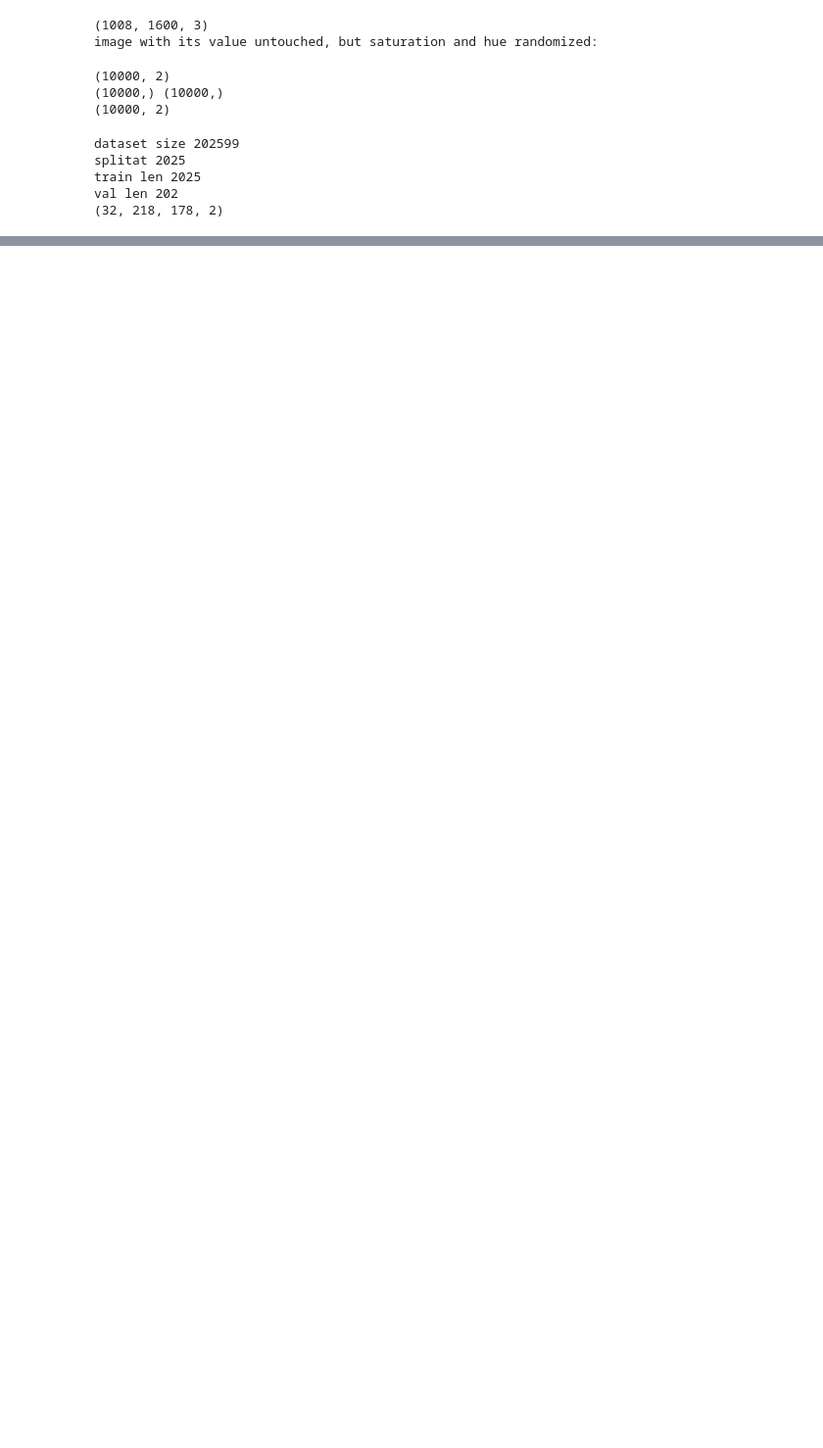
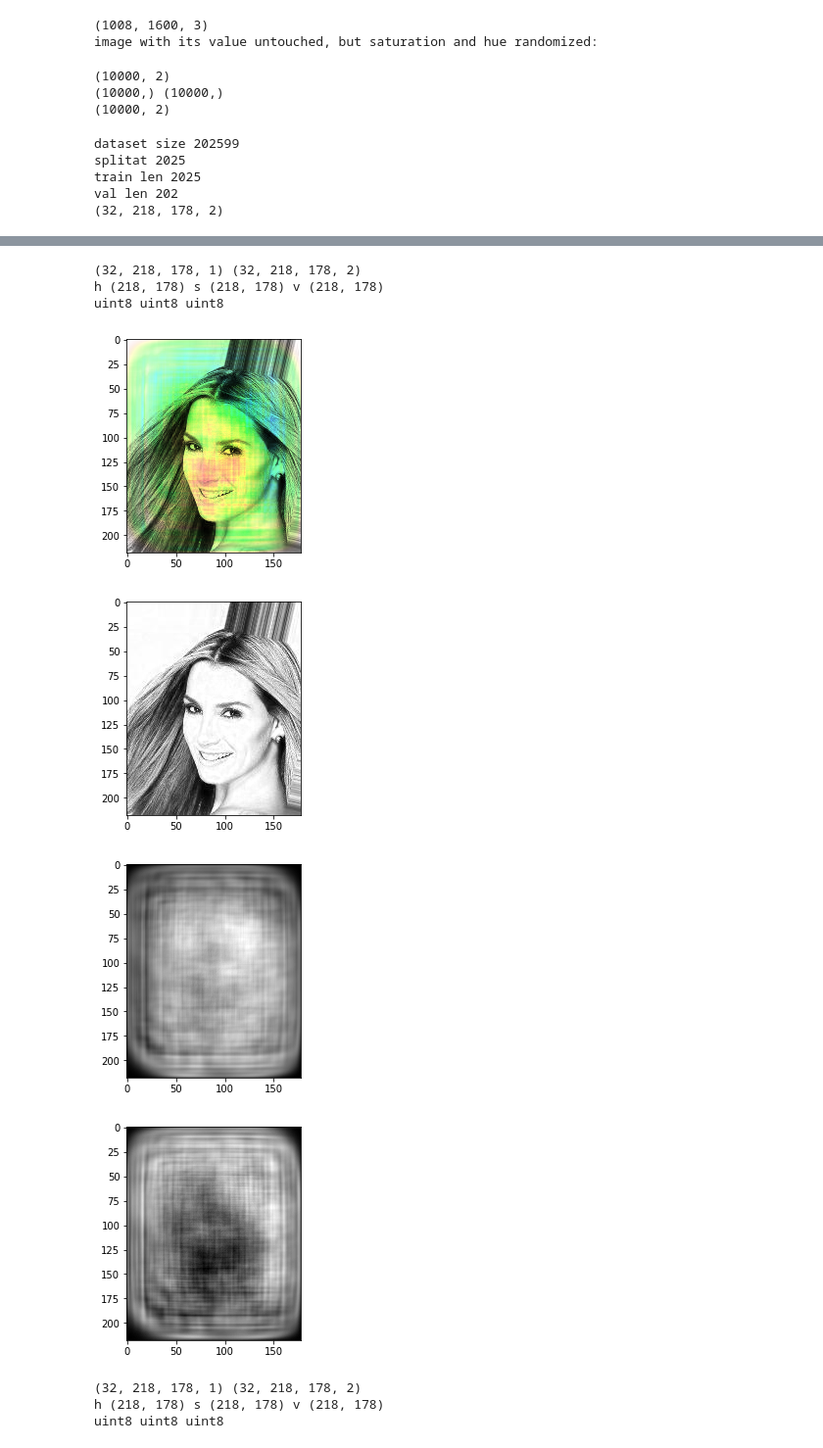
Before and after one commit to matf-ml/ml01-image-colorization, a Jupyter notebook: main.ipynb, the cells around one changed output, grey strips where cells are left out. Shown at 98% size. Drawn from its saved outputs; the diff is of its cells as text; code cells hidden in the pictures; blank space fills up the shorter version.

```diff
--- a/main.ipynb
+++ b/main.ipynb
@@ -264,7 +269,7 @@ Epoch 3/3
 # %%
 model.fit_generator(generator=training_generator,
                     validation_data=validation_generator,
-                    epochs=3,
+                    epochs=10,
                     use_multiprocessing=False,
                     workers=0,
                     callbacks=[tensorboard])
@@ -295,28 +315,28 @@ def showImgFromPredict(hs, v):
         plt.imshow(pic, cmap='gray')
         plt.show()
 # %%
-#model.get_config()
-X, Y = validation_generator[1]
-print(X.shape, Y.shape)
+def predictFromImage(img, showDetails=False):
+    X, Y = validation_generator[1]
+    print(X.shape, Y.shape)
 
-inX, inY = loadImgHsv('data/img_celeba/000044.jpg' )
-print(inX.shape,inY.shape)
-inX, inY = inX[None,...,None], inY[None,:]
-print(inX.shape,inY.shape)
-X, Y = X[10][None,:], Y[0][None,:]
-print(X.shape, Y.shape)
+    inX, inY = loadImgHsv(img )
+    #print(inX.shape,inY.shape)
+    inX, inY = inX[None,...,None], inY[None,:]
+    #print(inX.shape,inY.shape)
+    X, Y = X[10][None,:], Y[0][None,:]
+    #print(X.shape, Y.shape)
 
-X, Y = inX, inY
+    X, Y = inX, inY
 
-predY = model.predict(X)
+    predY = model.predict(X)
 
-print(X.dtype, X.min(), X.max(), X.mean())
-#predY = int(predY)
-print(predY.min(), predY.max(), predY.mean() )
-predY = predY
-predY = np.maximum(predY, 0)
-X = X.astype('uint8')
-predY = predY.astype('uint8')
-print(predY.min(), predY.max(), predY.mean() )
+    #print(X.dtype, X.min(), X.max(), X.mean())
+    #predY = int(predY)
+    #print(predY.min(), predY.max(), predY.mean() )
+    predY = predY
+    predY = np.maximum(predY, 0)
+    X = X.astype('uint8')
+    predY = predY.astype('uint8')
+    #print(predY.min(), predY.max(), predY.mean() )
 
-showImgFromPredict(predY, X)
+    showImgFromPredict(predY, X, showDetails)
@@ -348,0 +343,14 @@ uint8 uint8 uint8
+# %%
+for i in range(1,10):
+    predictFromImage(f'data/img_celeba/00000{i}.jpg', i==1)
+# %% [output]
+(32, 218, 178, 1) (32, 218, 178, 2)
+h (218, 178) s (218, 178) v (218, 178)
+uint8 uint8 uint8
+[figure, added]
+[figure, added]
+[figure, added]
+[figure, added]
+(32, 218, 178, 1) (32, 218, 178, 2)
+h (218, 178) s (218, 178) v (218, 178)
+uint8 uint8 uint8
```
Also changed, not shown: parts of 9 cells of this notebook, 2 other files.
